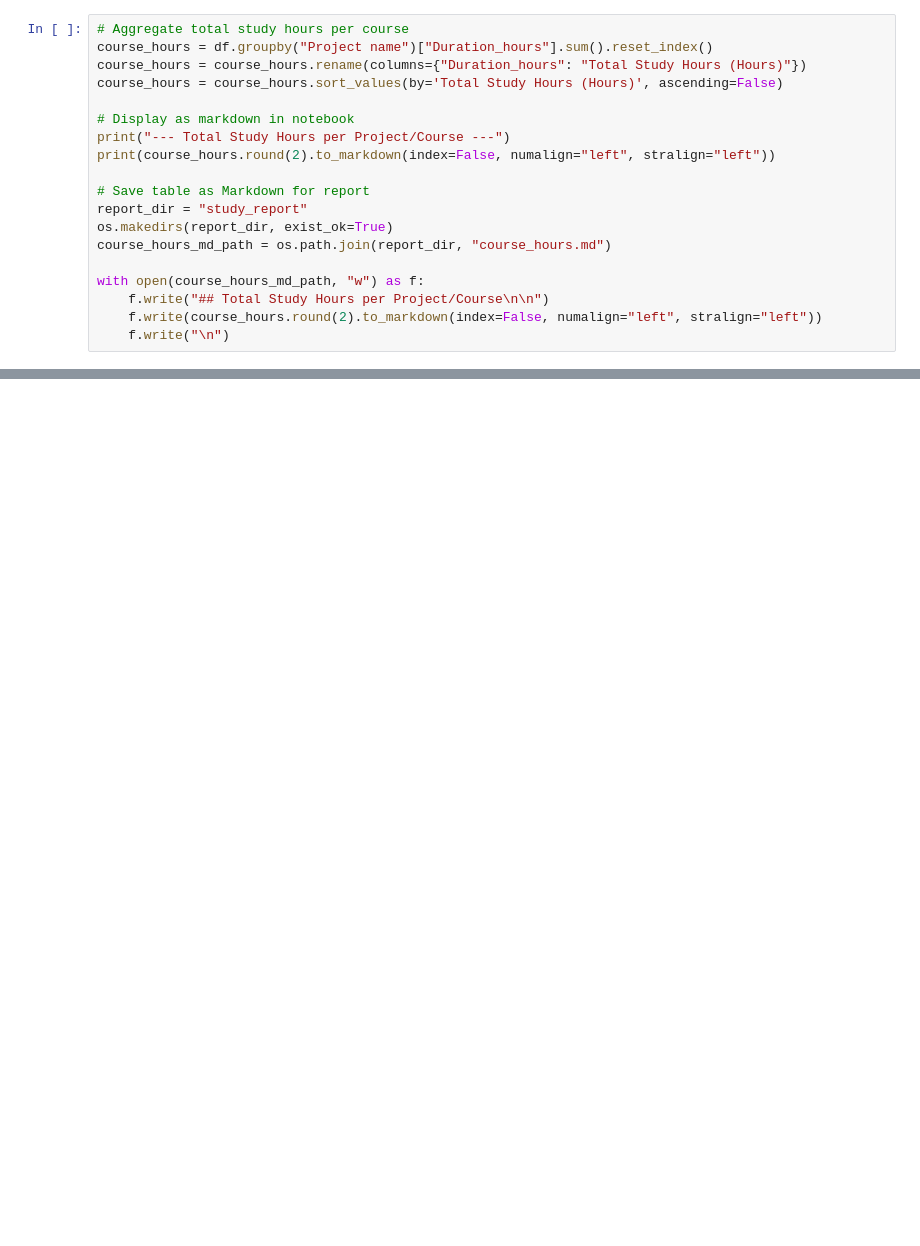
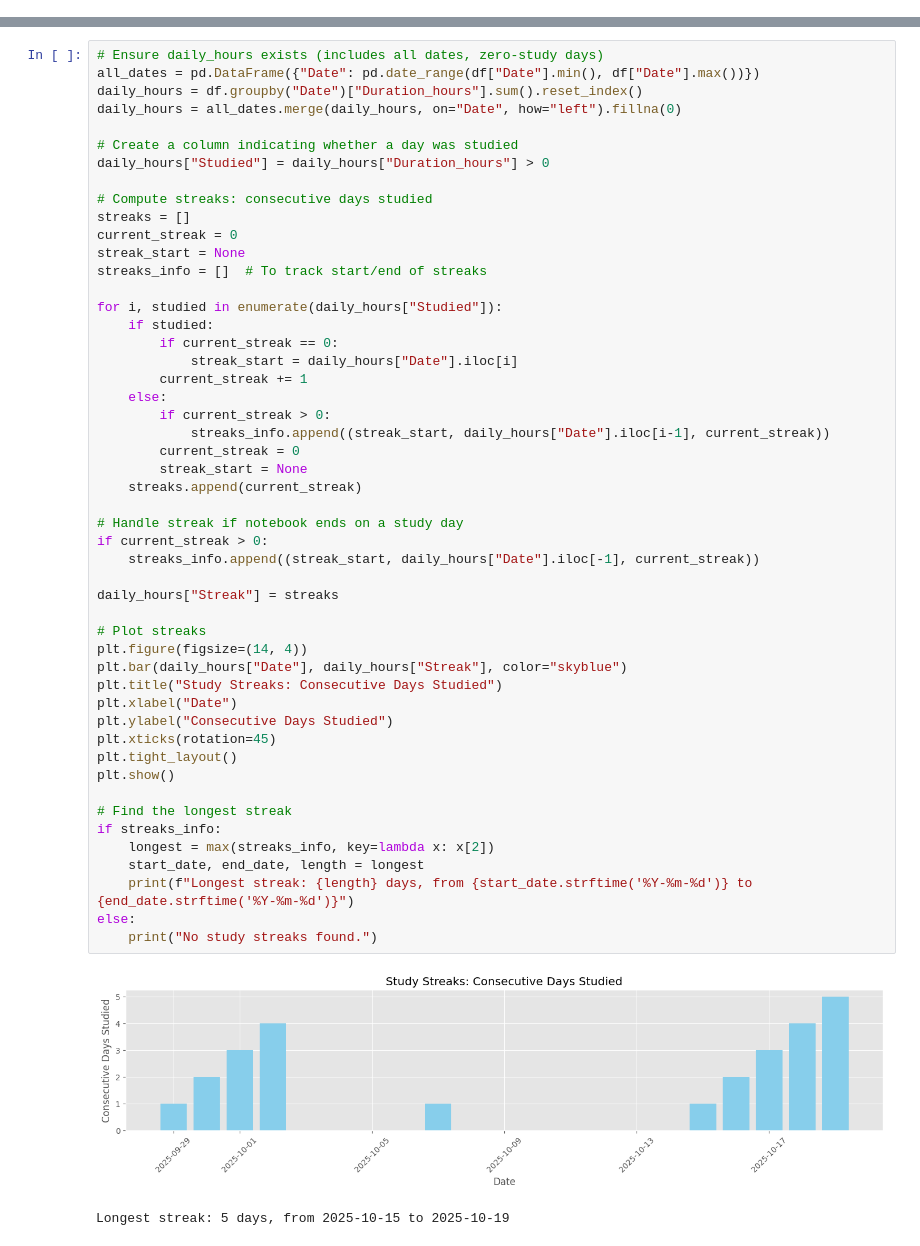
Before and after one commit to mo-karbalaee/study-tracking-report, a Jupyter notebook: main.ipynb, the cells around one changed output, grey strips where cells are left out. Saved outputs shown, nothing was run; the diff lists cells and outputs as text; blank space fills up the shorter version.

```diff
--- a/main.ipynb
+++ b/main.ipynb
@@ -25,19 +0,0 @@ plt.style.use('ggplot')
-# %%
-# Aggregate total study hours per course
-course_hours = df.groupby("Project name")["Duration_hours"].sum().reset_index()
-course_hours = course_hours.rename(columns={"Duration_hours": "Total Study Hours (Hours)"})
-course_hours = course_hours.sort_values(by='Total Study Hours (Hours)', ascending=False)
-
-# Display as markdown in notebook
-print("--- Total Study Hours per Project/Course ---")
-print(course_hours.round(2).to_markdown(index=False, numalign="left", stralign="left"))
-
-# Save table as Markdown for report
-report_dir = "study_report"
-os.makedirs(report_dir, exist_ok=True)
-course_hours_md_path = os.path.join(report_dir, "course_hours.md")
-
-with open(course_hours_md_path, "w") as f:
-    f.write("## Total Study Hours per Project/Course\n\n")
-    f.write(course_hours.round(2).to_markdown(index=False, numalign="left", stralign="left"))
-    f.write("\n")
@@ -417,0 +329,53 @@ Markdown report generated with descriptions: study_report/study_report.md
+# %%
+# Ensure daily_hours exists (includes all dates, zero-study days)
+all_dates = pd.DataFrame({"Date": pd.date_range(df["Date"].min(), df["Date"].max())})
+daily_hours = df.groupby("Date")["Duration_hours"].sum().reset_index()
+daily_hours = all_dates.merge(daily_hours, on="Date", how="left").fillna(0)
+
+# Create a column indicating whether a day was studied
+daily_hours["Studied"] = daily_hours["Duration_hours"] > 0
+
+# Compute streaks: consecutive days studied
+streaks = []
+current_streak = 0
+streak_start = None
+streaks_info = []  # To track start/end of streaks
+
+for i, studied in enumerate(daily_hours["Studied"]):
+    if studied:
+        if current_streak == 0:
+            streak_start = daily_hours["Date"].iloc[i]
+        current_streak += 1
+    else:
+        if current_streak > 0:
+            streaks_info.append((streak_start, daily_hours["Date"].iloc[i-1], current_streak))
+        current_streak = 0
+        streak_start = None
+    streaks.append(current_streak)
+
+# Handle streak if notebook ends on a study day
+if current_streak > 0:
+    streaks_info.append((streak_start, daily_hours["Date"].iloc[-1], current_streak))
+
+daily_hours["Streak"] = streaks
+
+# Plot streaks
+plt.figure(figsize=(14, 4))
+plt.bar(daily_hours["Date"], daily_hours["Streak"], color="skyblue")
+plt.title("Study Streaks: Consecutive Days Studied")
+plt.xlabel("Date")
+plt.ylabel("Consecutive Days Studied")
+plt.xticks(rotation=45)
+plt.tight_layout()
+plt.show()
+
+# Find the longest streak
+if streaks_info:
+    longest = max(streaks_info, key=lambda x: x[2])
+    start_date, end_date, length = longest
+    print(f"Longest streak: {length} days, from {start_date.strftime('%Y-%m-%d')} to {end_date.strftime('%Y-%m-%d')}")
+else:
+    print("No study streaks found.")
+# %% [output]
+[figure, added]
+Longest streak: 5 days, from 2025-10-15 to 2025-10-19
```
Also changed, not shown: parts of 40 cells of this notebook, 1 other file.
